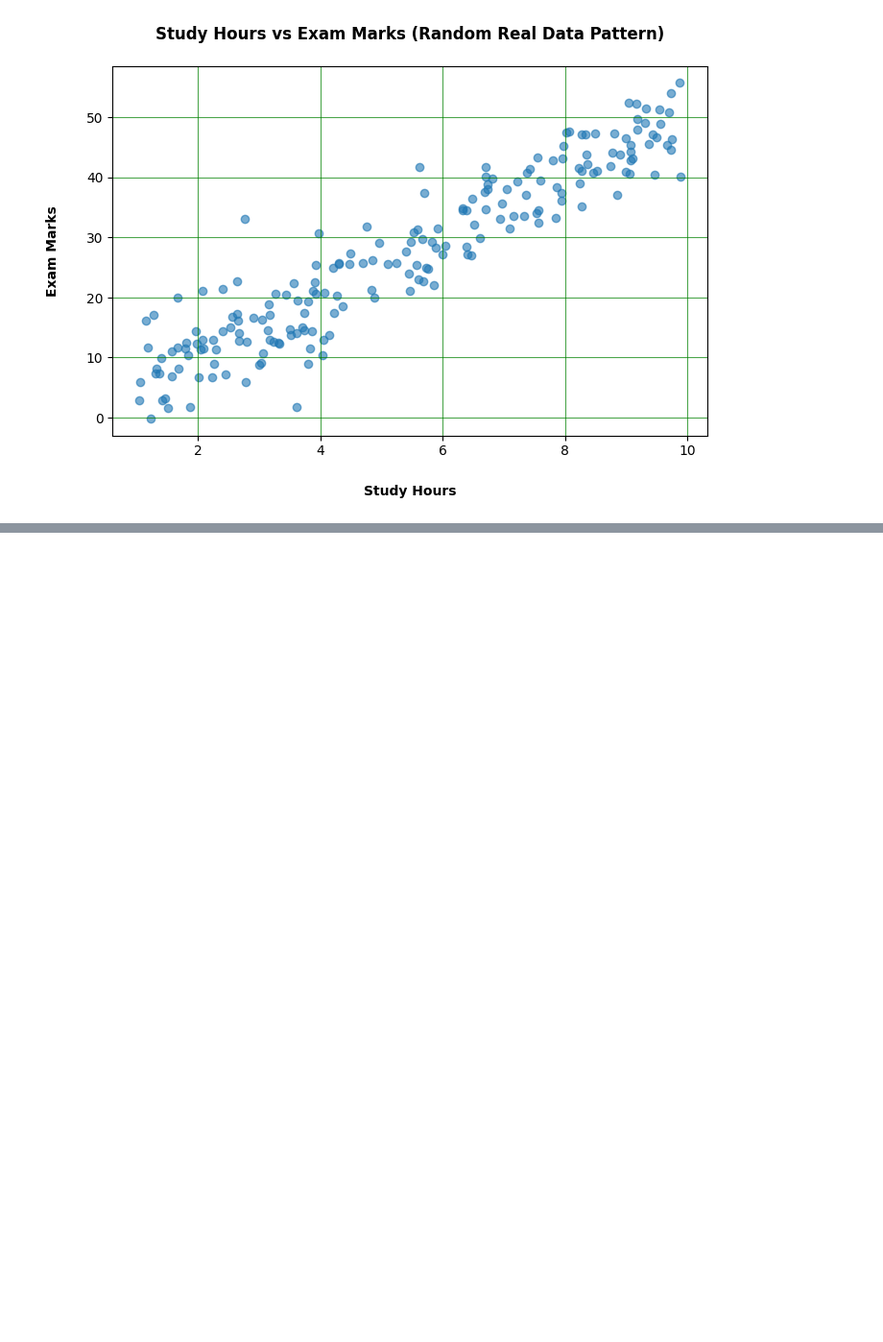
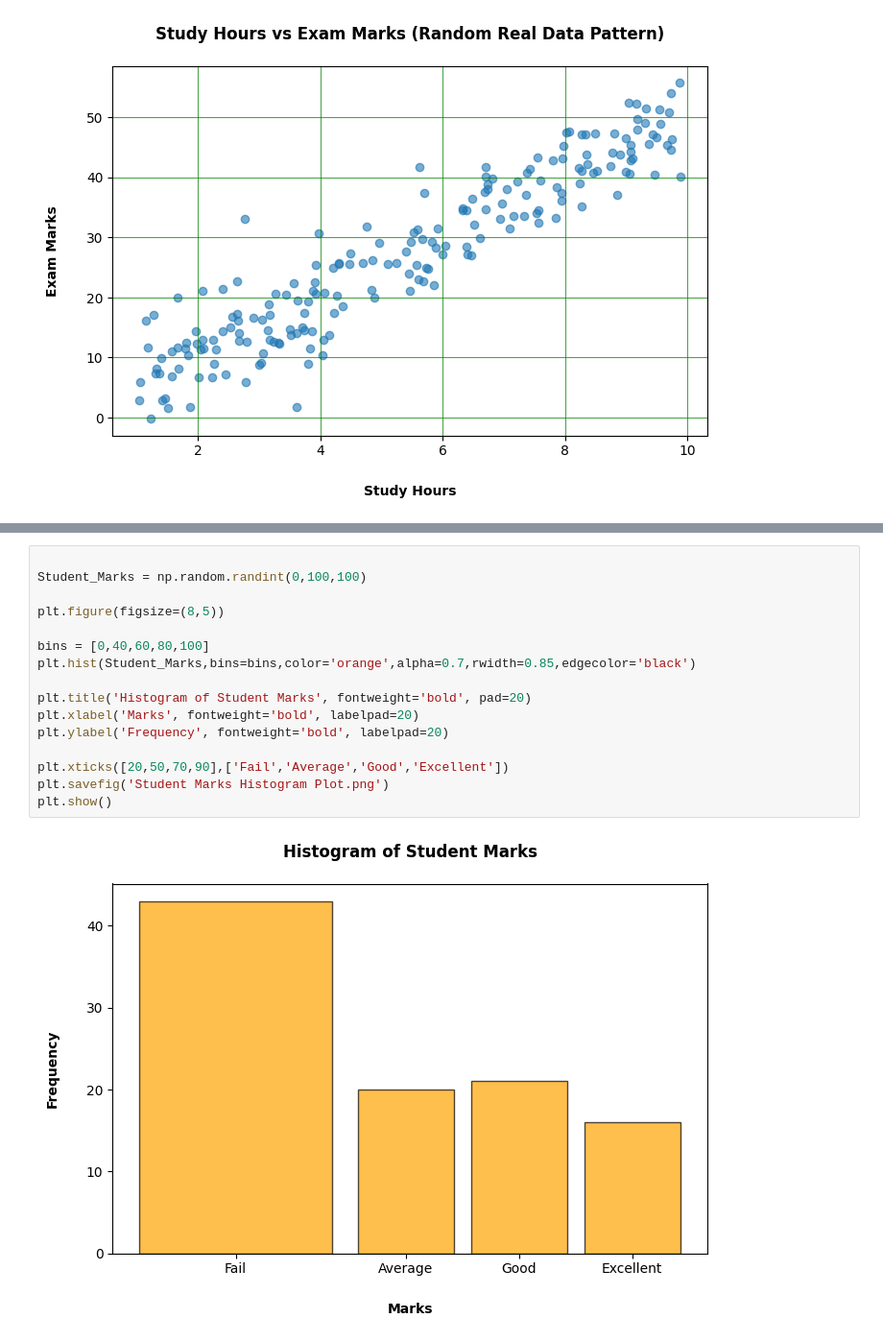
Before and after one commit to pratiksha-2410/Matplotlib-Charts, a Jupyter notebook: Line Plots.ipynb, the cells around one changed output, grey strips where cells are left out. Shown at 96% size. Saved outputs shown, nothing was run; the diff lists cells and outputs as text; blank space fills up the shorter version.

```diff
--- a/Line Plots.ipynb
+++ b/Line Plots.ipynb
@@ -419,0 +436,18 @@ plt.show()
+# %%
+
+Student_Marks = np.random.randint(0,100,100)
+
+plt.figure(figsize=(8,5))
+
+bins = [0,40,60,80,100]
+plt.hist(Student_Marks,bins=bins,color='orange',alpha=0.7,rwidth=0.85,edgecolor='black')
+
+plt.title('Histogram of Student Marks', fontweight='bold', pad=20)
+plt.xlabel('Marks', fontweight='bold', labelpad=20)
+plt.ylabel('Frequency', fontweight='bold', labelpad=20)
+
+plt.xticks([20,50,70,90],['Fail','Average','Good','Excellent'])
+plt.savefig('Student Marks Histogram Plot.png')
+plt.show()
+# %% [output]
+[figure, added]
```
Also changed, not shown: parts of 4 cells of this notebook, 2 other files.
